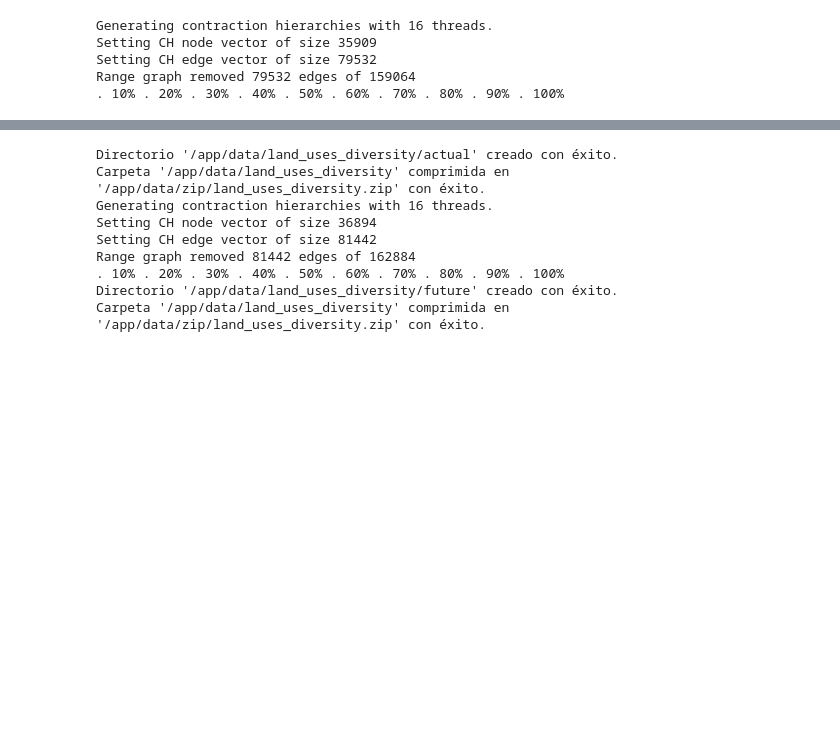
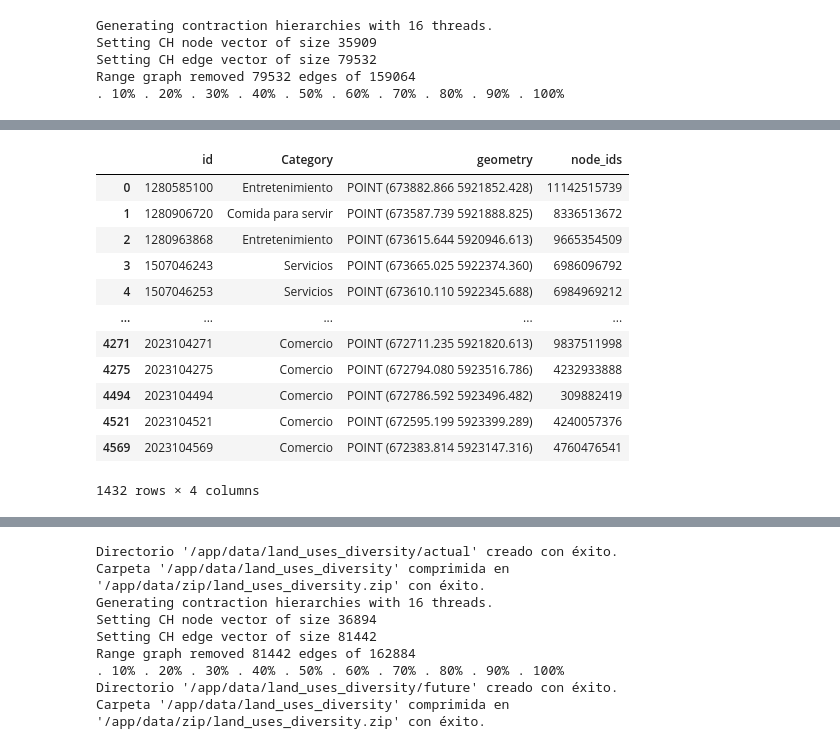
Before and after one commit to diegoalrv/clbb-io, a Jupyter notebook: notebooks/table.ipynb, the cells around one changed output, grey strips where cells are left out. Saved outputs shown, nothing was run; the diff lists cells and outputs as text; code cells hidden in the pictures; blank space fills up the shorter version.

```diff
--- a/notebooks/table.ipynb
+++ b/notebooks/table.ipynb
@@ -331,0 +356,16 @@ Range graph removed 79532 edges of 159064
+# %%
+tui.am.node_set.drop_duplicates(subset=['Category', 'node_ids'])
+# %% [output]
+|  | id | Category | geometry | node_ids |
+| 0 | 1280585100 | Entretenimiento | POINT (673882.866 5921852.428) | 11142515739 |
+| 1 | 1280906720 | Comida para servir | POINT (673587.739 5921888.825) | 8336513672 |
+| 2 | 1280963868 | Entretenimiento | POINT (673615.644 5920946.613) | 9665354509 |
+| 3 | 1507046243 | Servicios | POINT (673665.025 5922374.360) | 6986096792 |
+| 4 | 1507046253 | Servicios | POINT (673610.110 5922345.688) | 6984969212 |
+| ... | ... | ... | ... | ... |
+| 4271 | 2023104271 | Comercio | POINT (672711.235 5921820.613) | 9837511998 |
+| 4275 | 2023104275 | Comercio | POINT (672794.080 5923516.786) | 4232933888 |
+| 4494 | 2023104494 | Comercio | POINT (672786.592 5923496.482) | 309882419 |
+| 4521 | 2023104521 | Comercio | POINT (672595.199 5923399.289) | 4240057376 |
+| 4569 | 2023104569 | Comercio | POINT (672383.814 5923147.316) | 4760476541 |
+1432 rows × 4 columns
```
Also changed, not shown: parts of 6 cells of this notebook, 4 other files.
